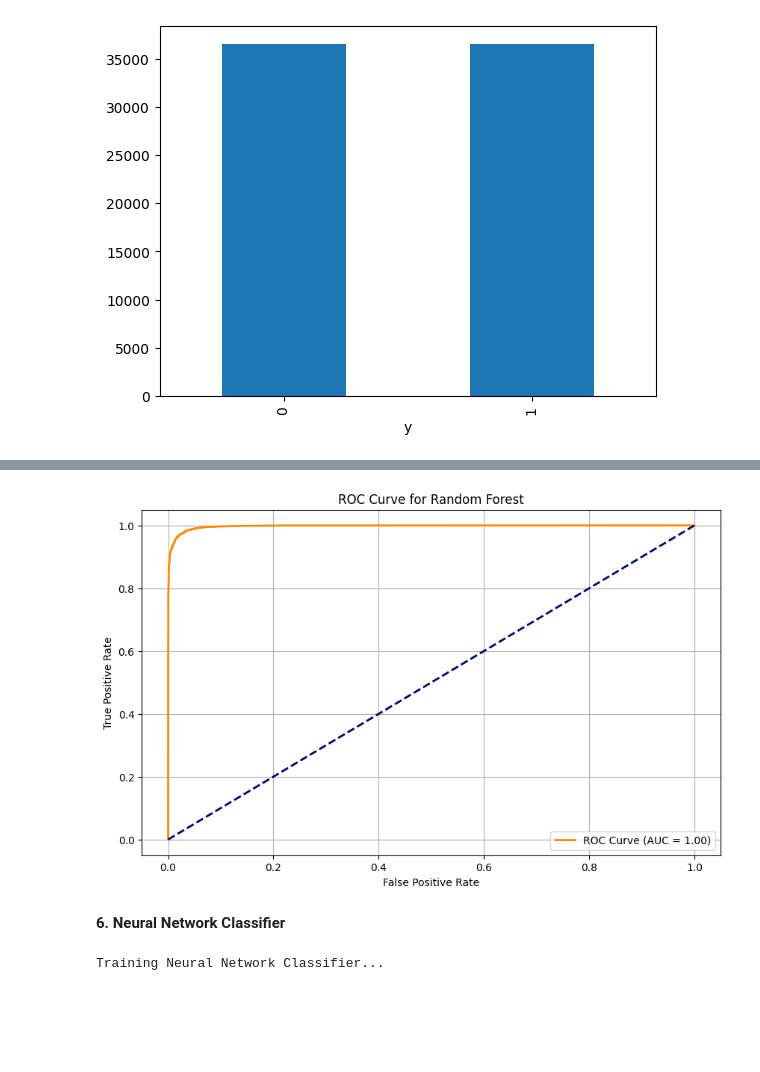
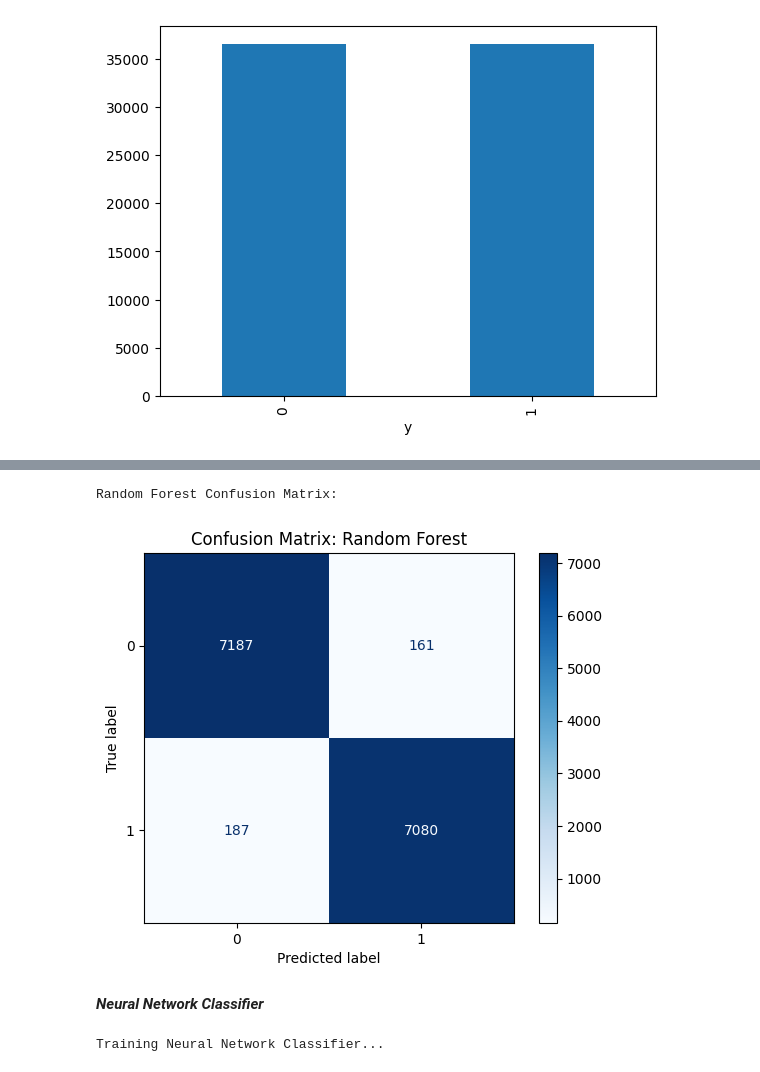
Before and after one commit to SiyumiJayawardhane/Customer-Subscription-Prediction, a Jupyter notebook: MachineLearningCourseWork.ipynb, the cells around one changed output, grey strips where cells are left out. Saved outputs shown, nothing was run; the diff lists cells and outputs as text; code cells hidden in the pictures; blank space fills up the shorter version.

```diff
--- a/MachineLearningCourseWork.ipynb
+++ b/MachineLearningCourseWork.ipynb
@@ -302,5 +332,0 @@ param_grid = {
-# %%
-print("\nTraining Random Forest Classifier...")
-rf_model = RandomForestClassifier(n_estimators=100, class_weight='balanced', random_state=42)
-grid_search = GridSearchCV(estimator=rf_model, param_grid=param_grid, cv=5, scoring='accuracy', verbose=2, n_jobs=-1)
-grid_search.fit(X_smote_scaled, y_smote)
@@ -327,0 +333,5 @@ best_rf_model = grid_search.best_estimator_
+# %%
+# Initialize and train the Random Forest Classifier with default parameters
+print("\nTraining Random Forest Classifier...")
+rf_model = RandomForestClassifier(random_state=42)
+rf_model.fit(X_smote_scaled, y_smote)
@@ -328,12 +341,12 @@ best_rf_model = grid_search.best_estimator_
 # %%
 # Random Forest Training and Testing Accuracy
-rf_train_predictions = best_rf_model.predict(X_smote_scaled)
+rf_train_predictions = rf_model.predict(X_smote_scaled)
 rf_train_accuracy = accuracy_score(y_smote, rf_train_predictions)
 
-rf_test_predictions = best_rf_model.predict(X_test)
+rf_test_predictions = rf_model.predict(X_test)
 rf_test_accuracy = accuracy_score(y_test, rf_test_predictions)
-rf_auc = roc_auc_score(y_test,rf_test_predictions)
-
+rf_auc = roc_auc_score(y_test, rf_test_predictions)
+#print accuracies
 print(f"Training Accuracy: {rf_train_accuracy:.4f}")
 print(f"Testing Accuracy: {rf_test_accuracy:.4f}")
 # %% [output]
@@ -368,22 +372,17 @@ plt.show()
-# %%
-#ROC Curve for Random Forest
-rf_test_probabilities = best_rf_model.predict_proba(X_test)[:, 1]  # Probabilities for the positive class
-fpr, tpr, thresholds = roc_curve(y_test, rf_test_probabilities)
-roc_auc = auc(fpr, tpr)
-
-plt.figure(figsize=(10, 6))
-plt.plot(fpr, tpr, color='darkorange', lw=2, label=f'ROC Curve (AUC = {roc_auc:.2f})')
-plt.plot([0, 1], [0, 1], color='navy', lw=2, linestyle='--')
-plt.xlabel('False Positive Rate')
-plt.ylabel('True Positive Rate')
-plt.title('ROC Curve for Random Forest')
-plt.legend(loc="lower right")
-plt.grid()
-plt.show()
-# %% [output]
-[figure, removed]
+# %%
+#Confussion matrix
+print("\nRandom Forest Confusion Matrix:")
+rf_cm = confusion_matrix(y_test, rf_test_predictions)
+print()
+disp_rf = ConfusionMatrixDisplay(confusion_matrix=rf_cm, display_labels=[0, 1])
+disp_rf.plot(cmap='Blues')
+plt.title("Confusion Matrix: Random Forest")
+plt.show()
+# %% [output]
+Random Forest Confusion Matrix:
+[figure, added]
 # %% [markdown]
-**6. Neural Network Classifier**
+***Neural Network Classifier***
 # %%
 print("\nTraining Neural Network Classifier...")
 nn_model = Sequential([
```
Also changed, not shown: parts of 42 cells of this notebook.
